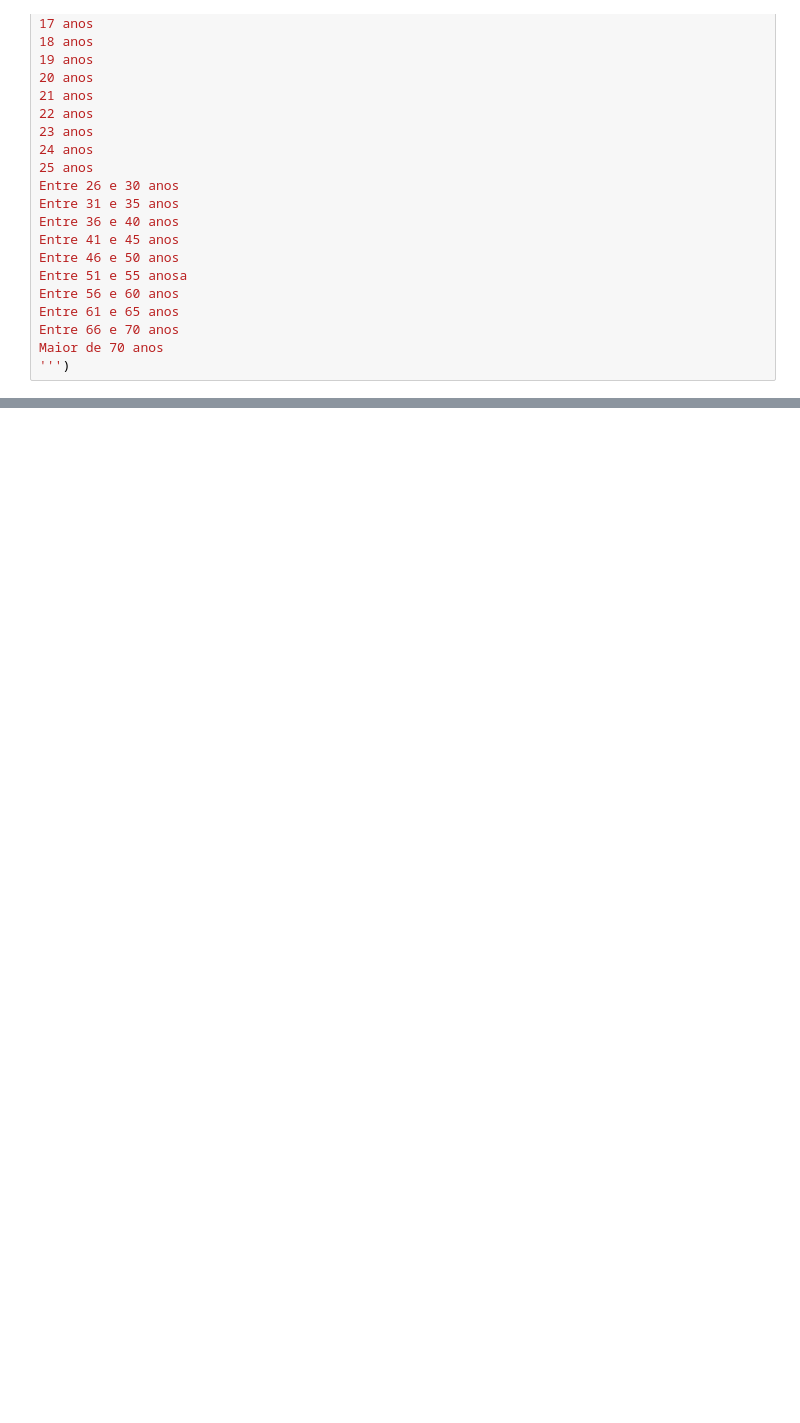
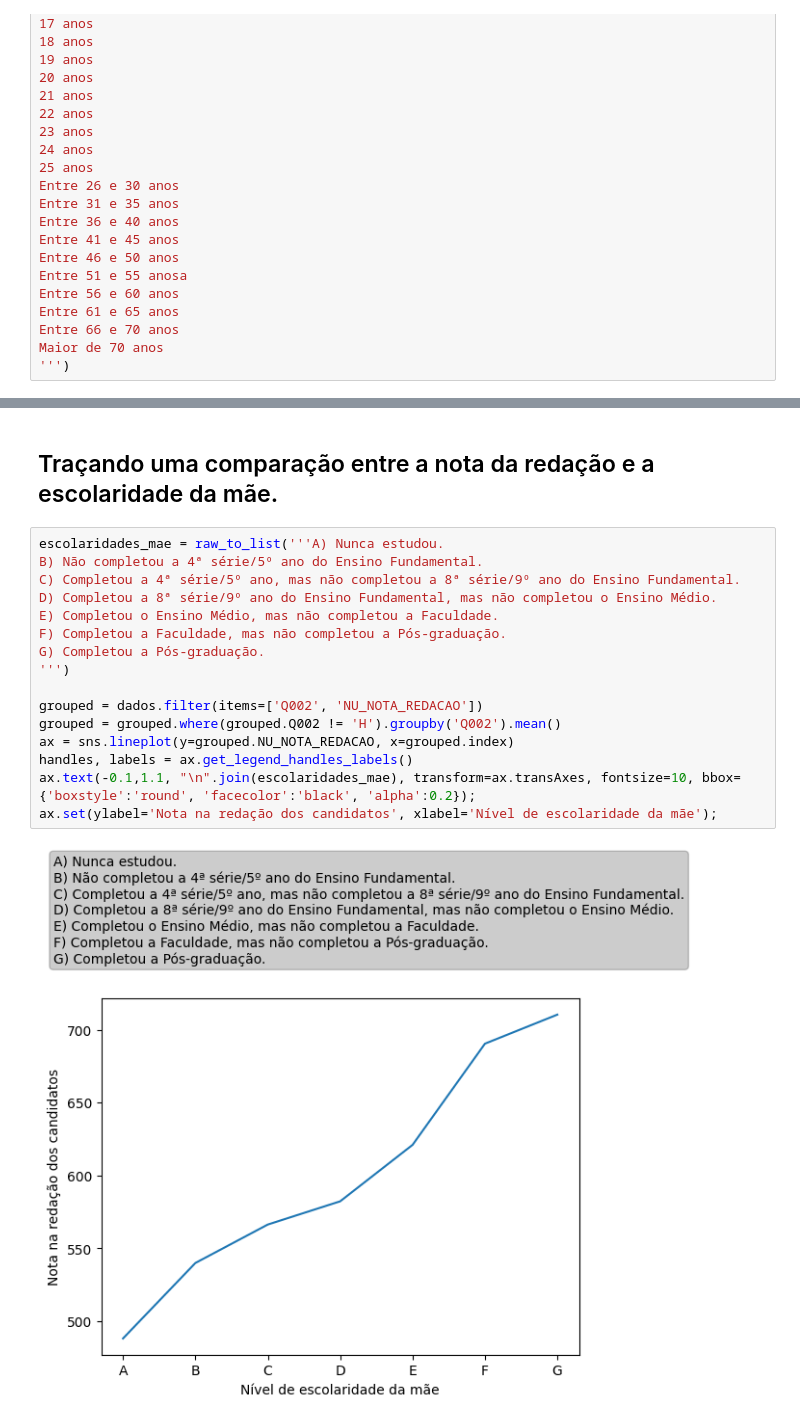
Before and after one commit to Joangopa/Enem_2023, a Jupyter notebook: EDA_Enem2023.ipynb, the cells around one changed output, grey strips where cells are left out. Drawn from its saved outputs; the diff is of its cells as text; blank space fills up the shorter version.

```diff
--- a/EDA_Enem2023.ipynb
+++ b/EDA_Enem2023.ipynb
@@ -385,0 +462,20 @@ sns.barplot(x=tp_escola, y=grouped_by_escola.mean().NU_NOTA_REDACAO, palette='pa
+# %% [markdown]
+## Traçando uma comparação entre a nota da redação e a escolaridade da mãe.
+# %%
+escolaridades_mae = raw_to_list('''A) Nunca estudou.
+B) Não completou a 4ª série/5º ano do Ensino Fundamental.
+C) Completou a 4ª série/5º ano, mas não completou a 8ª série/9º ano do Ensino Fundamental.
+D) Completou a 8ª série/9º ano do Ensino Fundamental, mas não completou o Ensino Médio.
+E) Completou o Ensino Médio, mas não completou a Faculdade.
+F) Completou a Faculdade, mas não completou a Pós-graduação.
+G) Completou a Pós-graduação.
+''')
+
+grouped = dados.filter(items=['Q002', 'NU_NOTA_REDACAO'])
+grouped = grouped.where(grouped.Q002 != 'H').groupby('Q002').mean()
+ax = sns.lineplot(y=grouped.NU_NOTA_REDACAO, x=grouped.index)
+handles, labels = ax.get_legend_handles_labels()
+ax.text(-0.1,1.1, "\n".join(escolaridades_mae), transform=ax.transAxes, fontsize=10, bbox={'boxstyle':'round', 'facecolor':'black', 'alpha':0.2});
+ax.set(ylabel='Nota na redação dos candidatos', xlabel='Nível de escolaridade da mãe');
+# %% [output]
+[figure, added]
```
Also changed, not shown: parts of 16 cells of this notebook.
